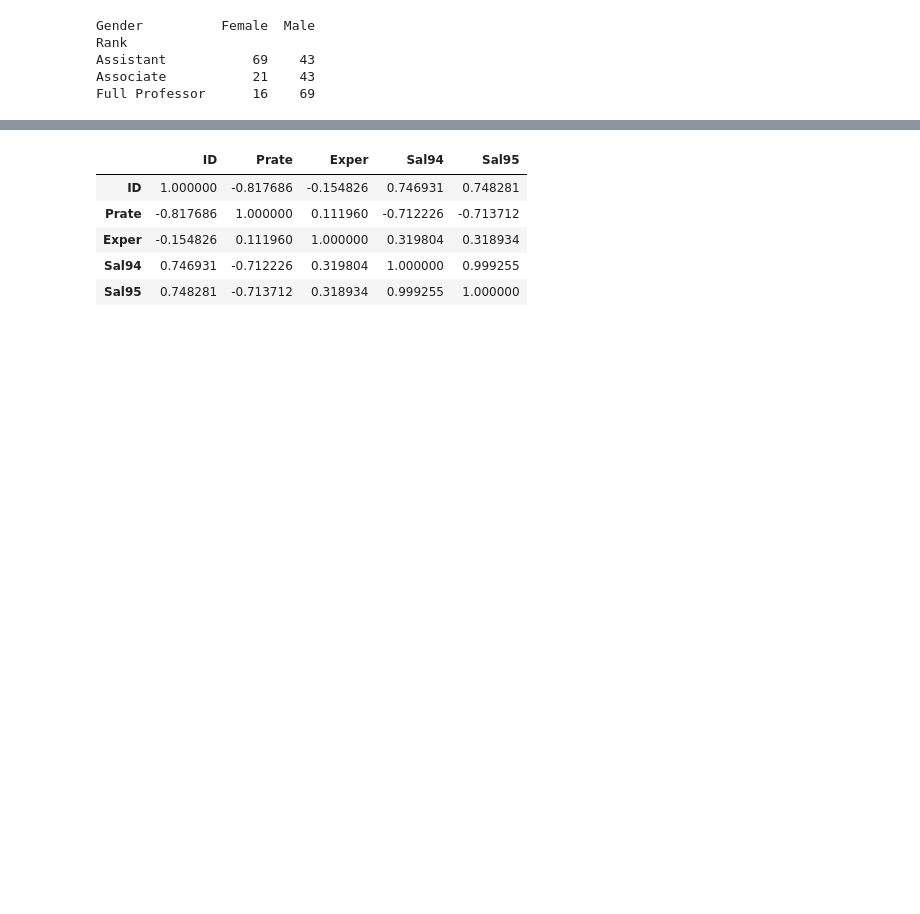
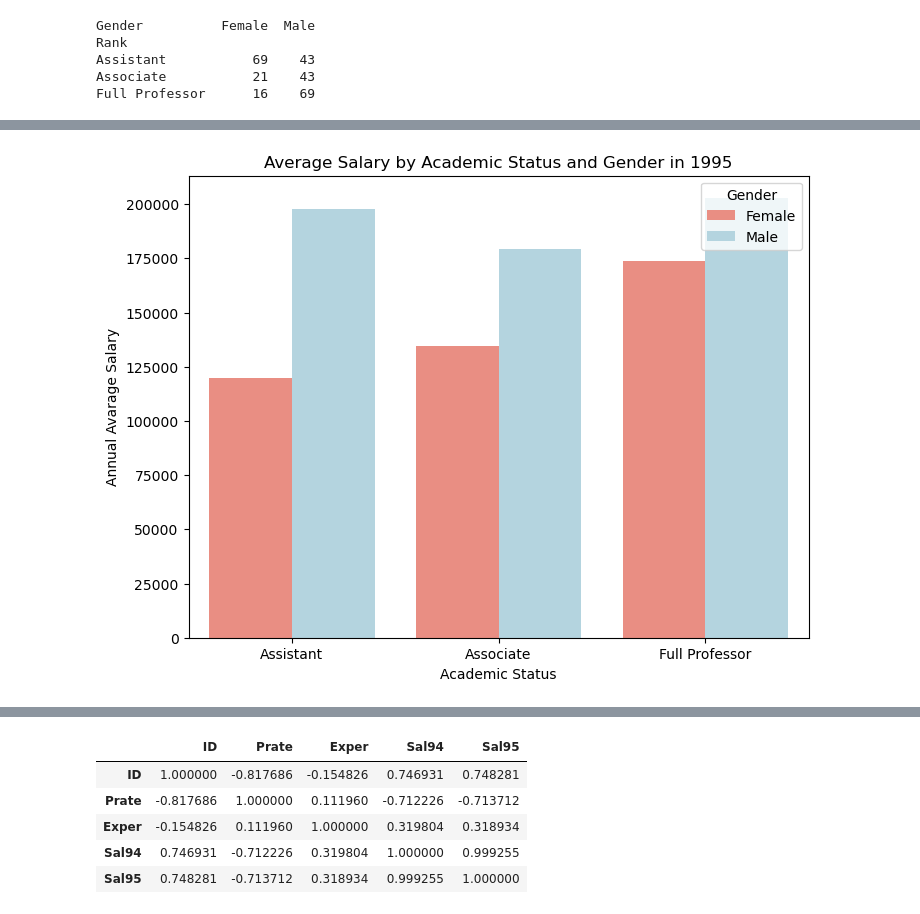
Before and after one commit to zulalbigis/Hi_Kod_Data_Science_Bootcamp_Final_Project, a Jupyter notebook: Final_Project.ipynb, the cells around one changed output, grey strips where cells are left out. Cells and saved outputs as stored; diff of their text form; code cells hidden in the pictures; blank space fills up the shorter version.

```diff
--- a/Final_Project.ipynb
+++ b/Final_Project.ipynb
@@ -231,0 +240,4 @@ plt.show()
+# %%
+salary_rank_gender_95 = df.groupby(["Rank", "Gender"])[["Sal95"]].mean().reset_index()
+
+salary_rank_gender_95
@@ -231,0 +252,9 @@ plt.show()
+# %%
+plt.figure(figsize=(8, 6))
+sns.barplot( x = "Rank", y = "Sal95",hue = "Gender",data = salary_rank_gender_95, palette=["salmon", "lightblue"])
+plt.title('Average Salary by Academic Status and Gender in 1995')
+plt.xlabel("Academic Status")
+plt.ylabel("Annual Avarage Salary")
+plt.show()
+# %% [output]
+[figure, added]
```
Also changed, not shown: parts of 16 cells of this notebook.
